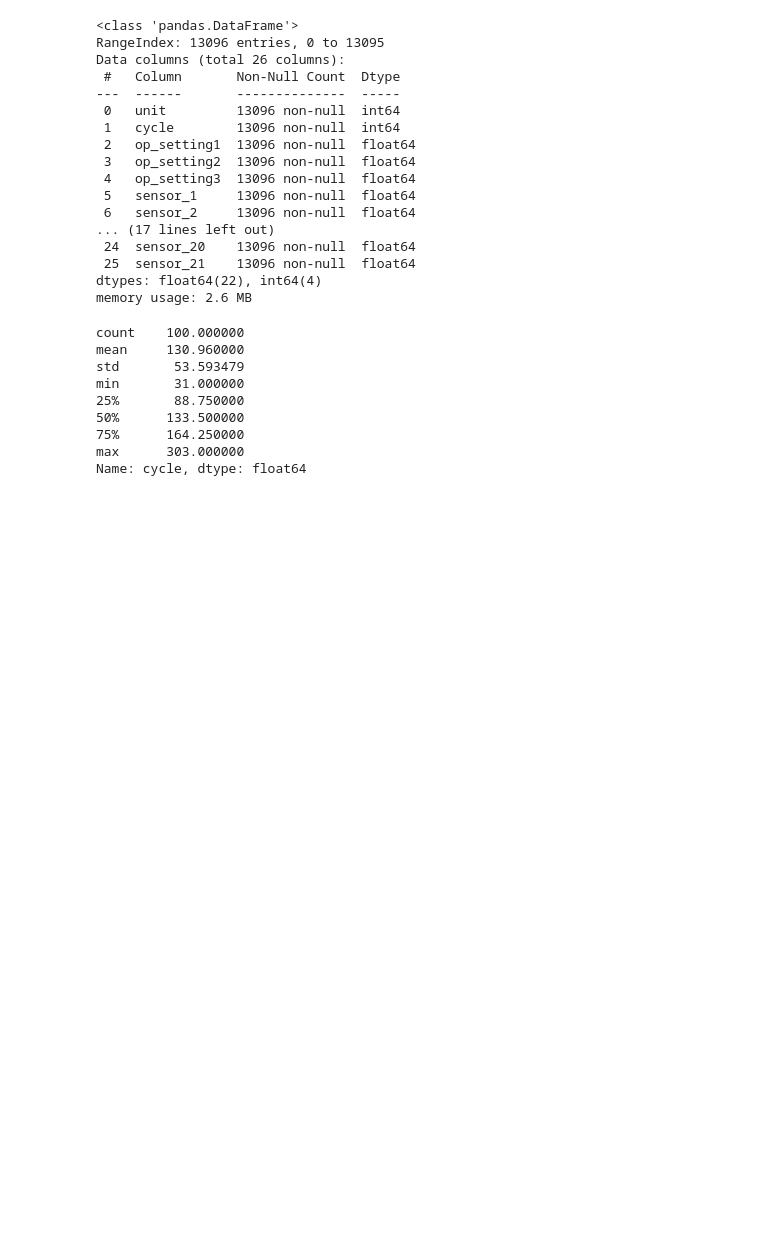
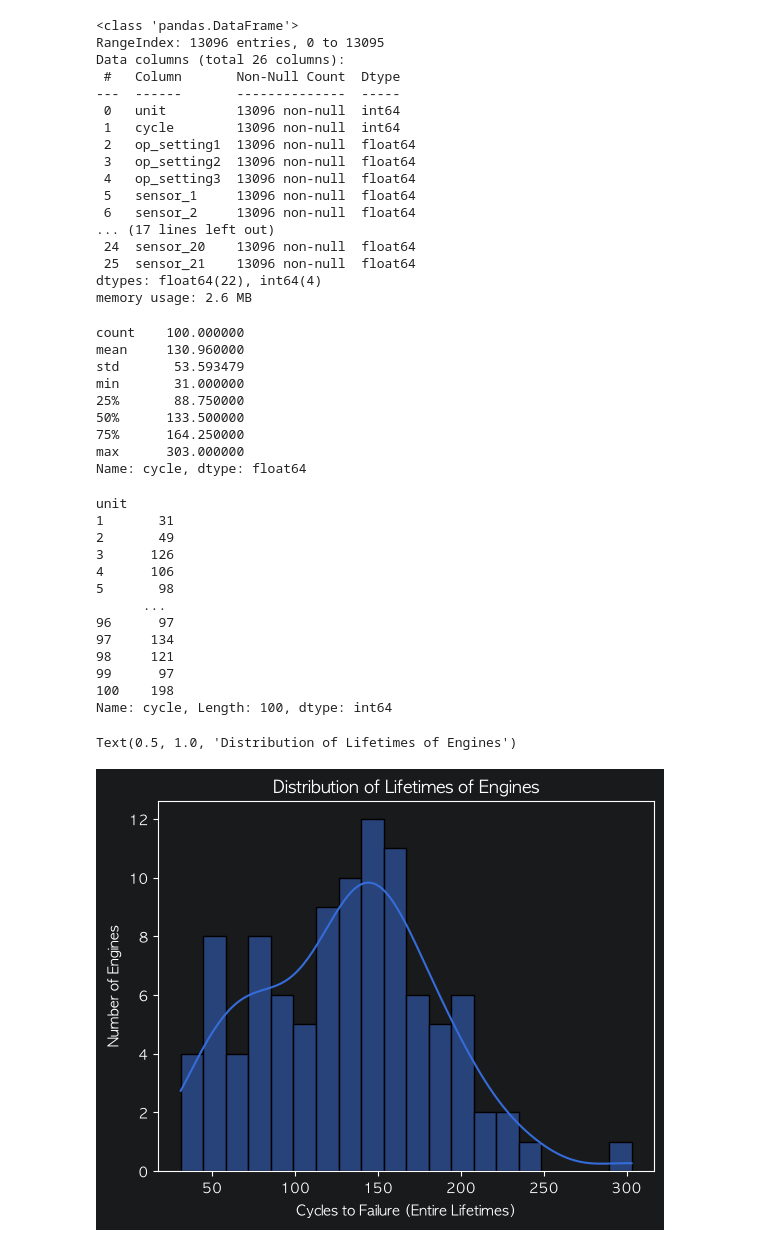
Before and after one commit to Hyun2l/cmapss-rul-prediction, a Jupyter notebook: notebooks/01_EDA.ipynb, the cells around one changed output. Saved outputs shown, nothing was run; the diff lists cells and outputs as text; code cells hidden in the pictures; blank space fills up the shorter version.

Commit message:
Create Distribution of lifetimes of engines

```diff
--- a/notebooks/01_EDA.ipynb
+++ b/notebooks/01_EDA.ipynb
@@ -56,0 +79,36 @@ Name: cycle, dtype: float64
+# %%
+import matplotlib.pyplot as plt
+
+# 맥(Mac)용 기본 한글 폰트(애플고딕) 설정
+plt.rc('font', family='AppleGothic')
+# 그래프에서 마이너스(-) 기호가 깨지는 문제 해결
+plt.rcParams['axes.unicode_minus'] = False
+
+def get_unit_lifetimes(df: pd.DataFrame) -> pd.Series:
+    #각 unit의 최대 cycle = 그 엔진의 전체 수명(고장 시점)
+    return df.groupby("unit")["cycle"].max()
+
+print(get_unit_lifetimes(df))
+
+lifetimes = get_unit_lifetimes(df)
+
+sns.histplot(lifetimes, bins=20,kde=True)
+plt.xlabel("Cycles to Failure (Entire Lifetimes)")
+plt.ylabel("Number of Engines")
+plt.title("Distribution of Lifetimes of Engines")
+# %% [output]
+unit
+1       31
+2       49
+3      126
+4      106
+5       98
+      ...
+96      97
+97     134
+98     121
+99      97
+100    198
+Name: cycle, Length: 100, dtype: int64
+Text(0.5, 1.0, 'Distribution of Lifetimes of Engines')
+[figure, added]
```
Also changed, not shown: parts of 2 cells of this notebook, 3 other files.
